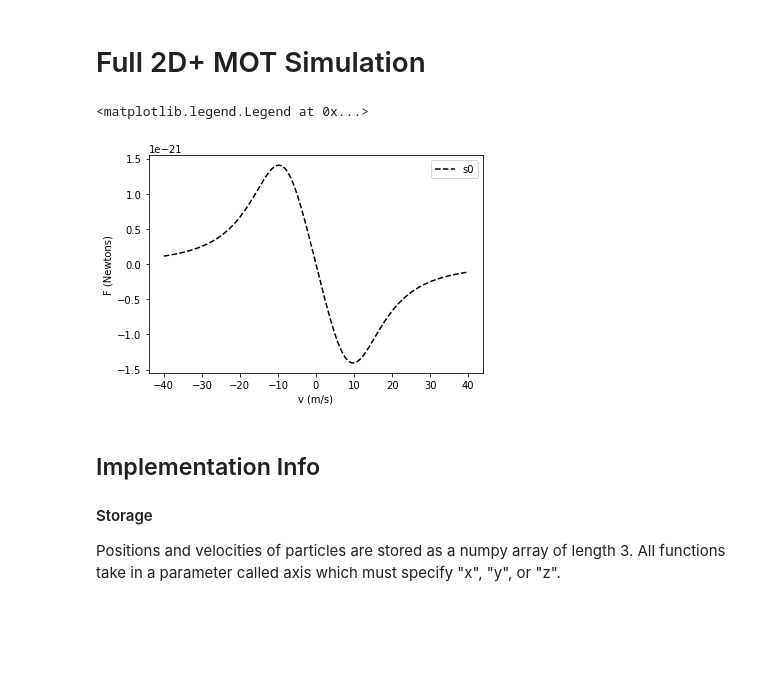
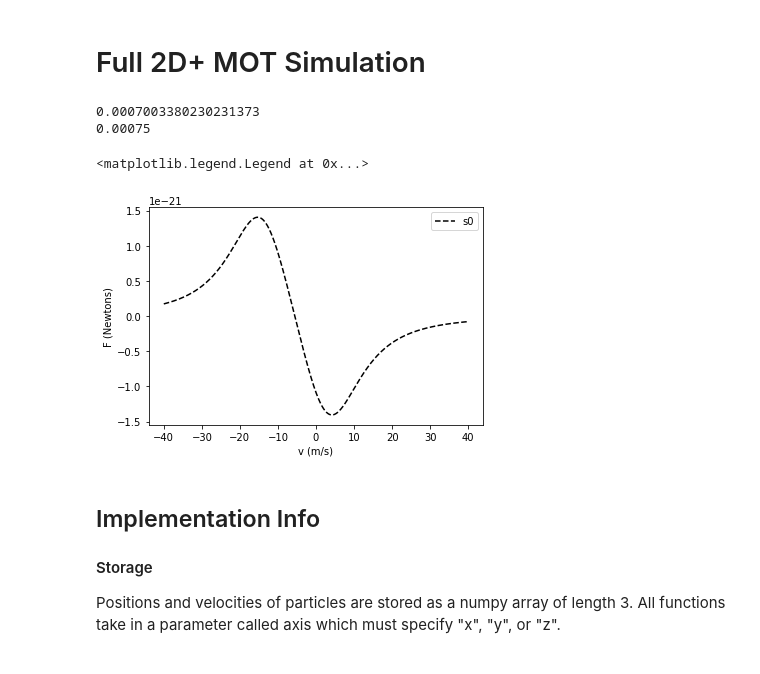
Before and after one commit to christianhnunez/MOT_SIM, a Jupyter notebook: CesiumMOT.ipynb, the cells around one changed output. Saved outputs shown, nothing was run; the diff lists cells and outputs as text; code cells hidden in the pictures; blank space fills up the shorter version.

```diff
--- a/CesiumMOT.ipynb
+++ b/CesiumMOT.ipynb
@@ -60,19 +60,25 @@ det_counter = -3.5*gamma
 # %%
 # Check F vs. v profile for this param set.
 varr = np.linspace(-40**1, 40**1, 10000)
-x = 0
-Bx = .15
+x = 0.005 # meters
+
+Bx = .001 * magpy.getB(quadcoil, observers=(x*1000,0,0))[0] #Tesla
+compare = bgrad_x * x
+print(Bx)
+print(compare)
 plus, minus = getDeltaPM(x, varr, det_x, Bx)
 
 force = radiativeHelper(plus, minus, det_x, s0_cooling)
 
 plt.plot(varr, force, label="s0", ls="--", c="k")
 plt.xlabel("v (m/s)")
 plt.ylabel("F (Newtons)")
 plt.legend()
 # %% [output]
-<matplotlib.legend.Legend at 0x...>
+0.0007003380230231373
+0.00075
+<matplotlib.legend.Legend at 0x...>
-[figure, old version]
+[figure, new version]
 # %% [markdown]
 ## Implementation Info
 #### Storage
```
Also changed, not shown: parts of 11 cells of this notebook.
